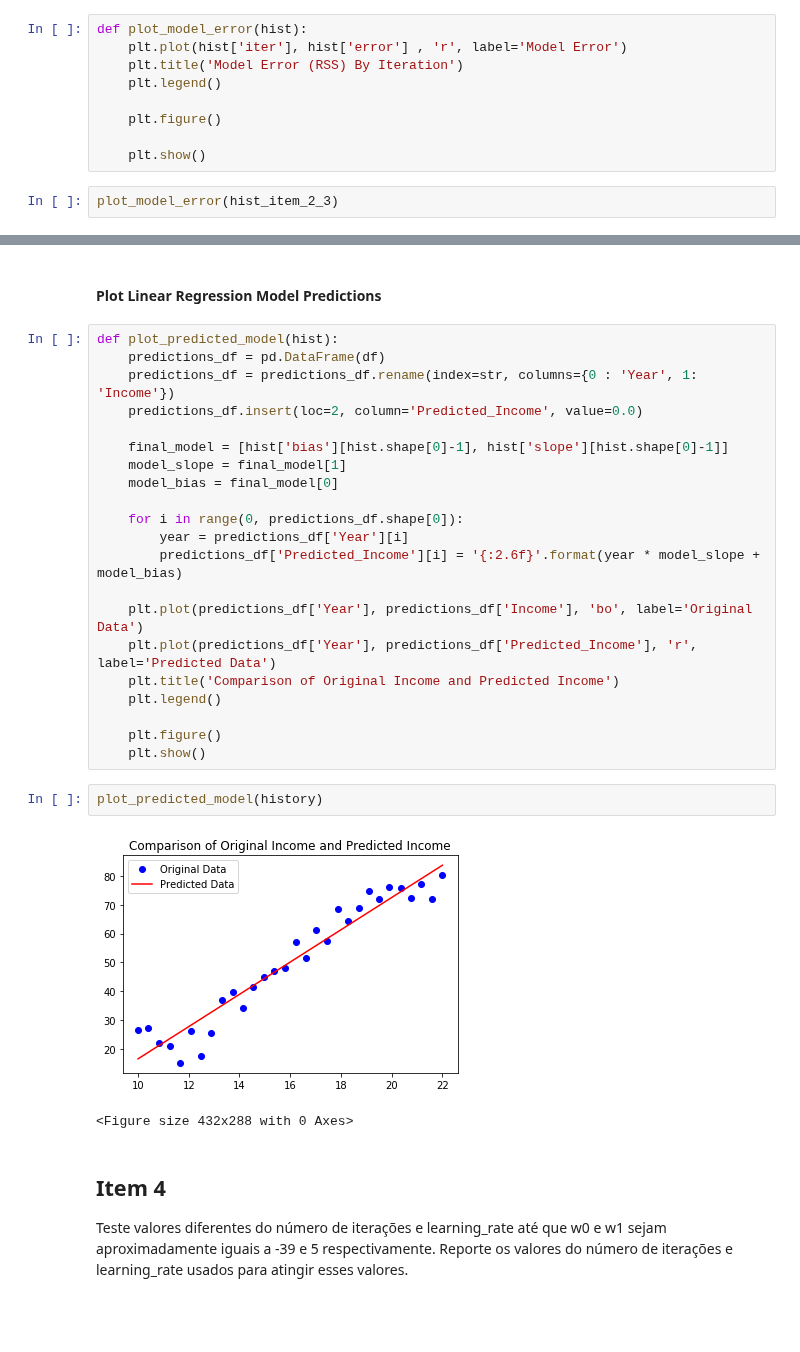
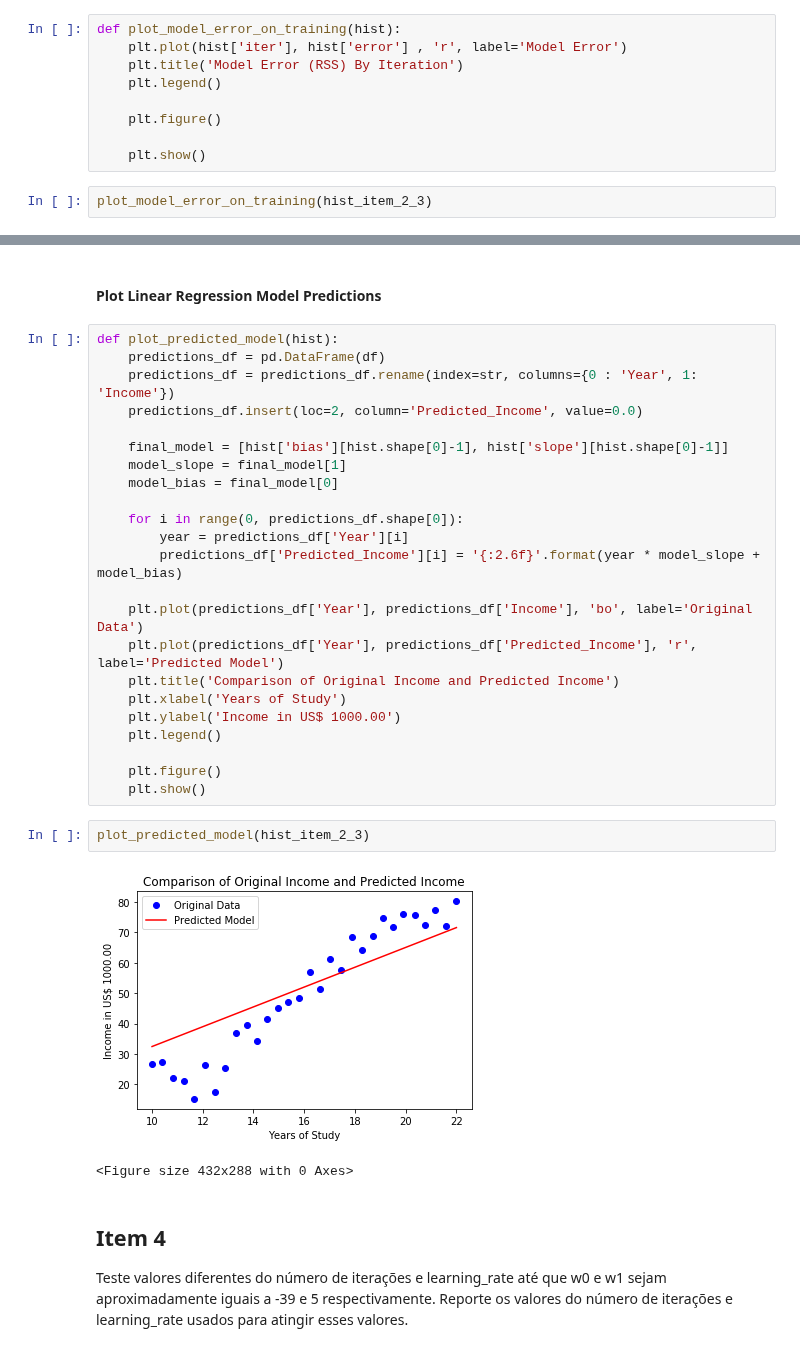
Before and after one commit to guilhermemg/ml-mestrado, a Jupyter notebook: notebooks/assignment-1.ipynb, the cells around one changed output, grey strips where cells are left out. Cells and saved outputs as stored; diff of their text form; blank space fills up the shorter version.

Commit message:
item 5 and 6

```diff
--- a/notebooks/assignment-1.ipynb
+++ b/notebooks/assignment-1.ipynb
@@ -192,7 +193,7 @@ After 1000 iterations b = -0.18234255376510086, m = 3.262182267596014, error = 1
 ## Item 3
 O que acontece com o RSS ao longo das iterações (aumenta ou diminui) se você usar 1000 iterações? Plote o RSS vs número de iterações.
 # %%
-def plot_model_error(hist):
+def plot_model_error_on_training(hist):
     plt.plot(hist['iter'], hist['error'] , 'r', label='Model Error')
     plt.title('Model Error (RSS) By Iteration')
     plt.legend()
@@ -201,7 +202,7 @@ def plot_model_error(hist):
 
     plt.show()
 # %%
-plot_model_error(hist_item_2_3)
+plot_model_error_on_training(hist_item_2_3)
 # %% [output]
 [figure]
 <Figure size 432x288 with 0 Axes>
@@ -222,16 +223,18 @@ def plot_predicted_model(hist):
         predictions_df['Predicted_Income'][i] = '{:2.6f}'.format(year * model_slope + model_bias)
 
     plt.plot(predictions_df['Year'], predictions_df['Income'], 'bo', label='Original Data')
-    plt.plot(predictions_df['Year'], predictions_df['Predicted_Income'], 'r', label='Predicted Data')
+    plt.plot(predictions_df['Year'], predictions_df['Predicted_Income'], 'r', label='Predicted Model')
     plt.title('Comparison of Original Income and Predicted Income')
+    plt.xlabel('Years of Study')
+    plt.ylabel('Income in US$ 1000.00')
     plt.legend()
 
     plt.figure()
     plt.show()
 # %%
-plot_predicted_model(history)
+plot_predicted_model(hist_item_2_3)
 # %% [output]
-[figure, old version]
+[figure, new version]
 <Figure size 432x288 with 0 Axes>
 # %% [markdown]
 ## Item 4
```
Also changed, not shown: parts of 9 cells of this notebook.
